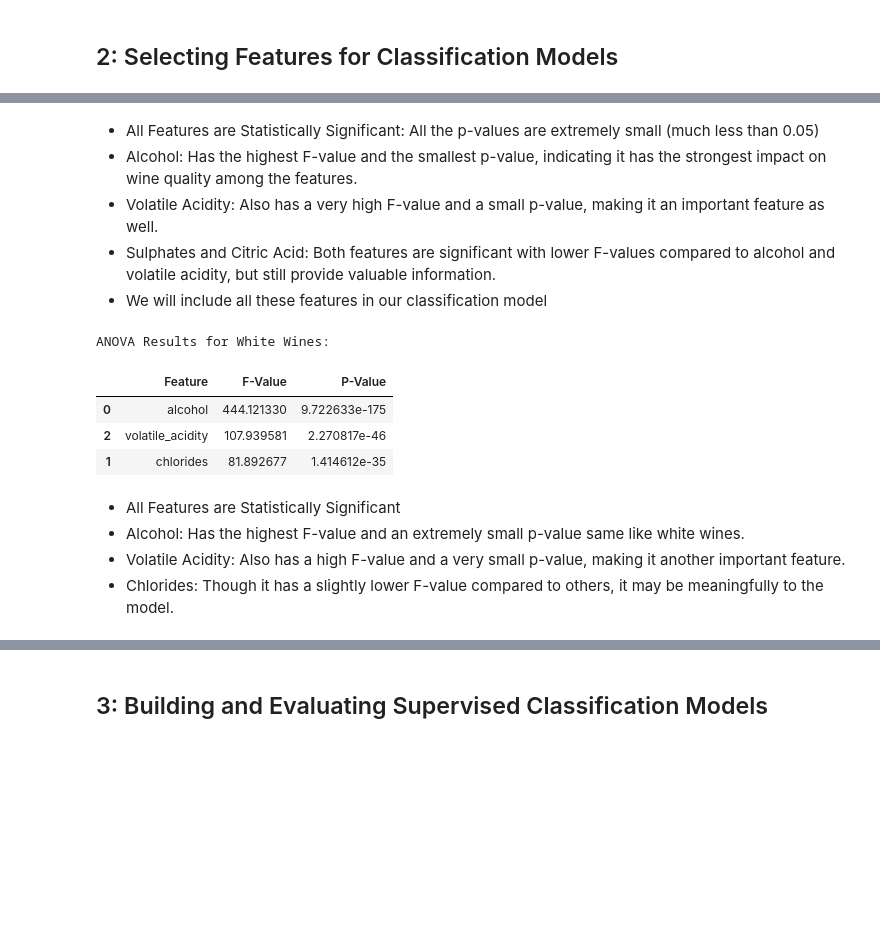
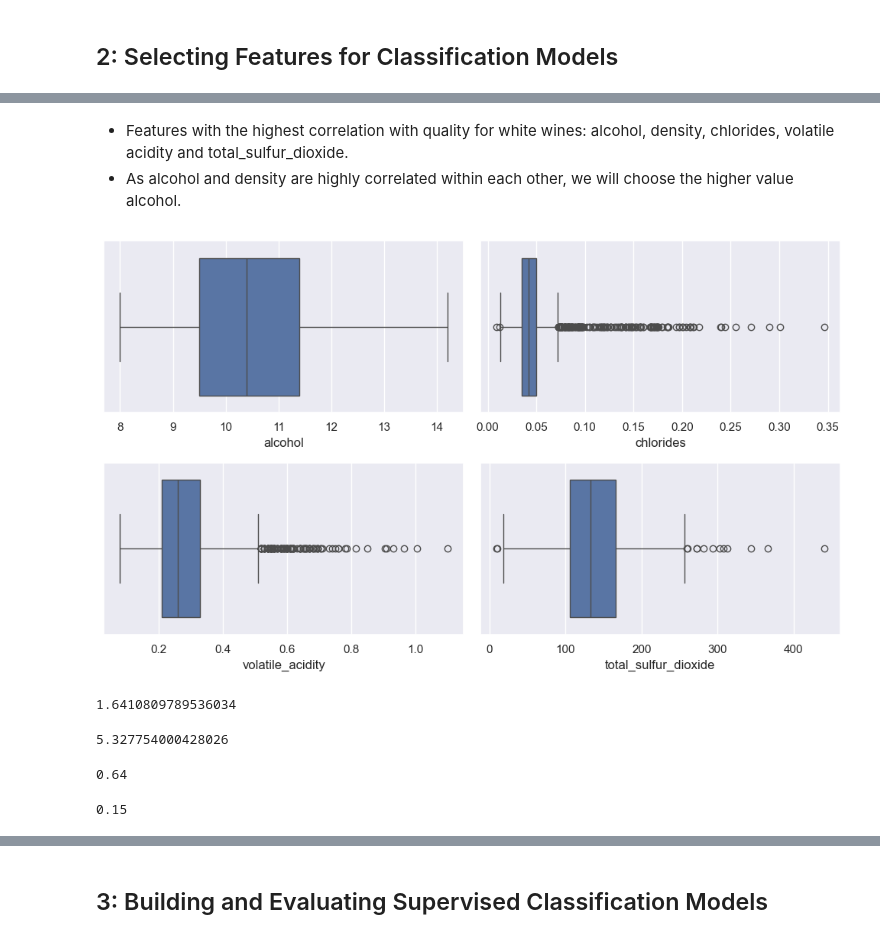
Before and after one commit to airsahin/Wine-Quality, a Jupyter notebook: WineQuality.ipynb, the cells around one changed output, grey strips where cells are left out. Cells and saved outputs as stored; diff of their text form; code cells hidden in the pictures; blank space fills up the shorter version.

```diff
--- a/WineQuality.ipynb
+++ b/WineQuality.ipynb
@@ -822,17 +459,0 @@ plt.show()
-# %%
-# List of numerical features
-
-features = [
-    'fixed_acidity', 'volatile_acidity', 'citric_acid', 'residual_sugar', 'chlorides',
-    'free_sulfur_dioxide', 'total_sulfur_dioxide', 'density', 'pH', 'sulphates', 'alcohol'
-]
-
-# Boxplot Visualization for each feature
-
-plt.figure(figsize=(16, 12))
-for i, feature in enumerate(features, 1):
-    plt.subplot(4, 3, i)
-    sns.boxplot(y=df_red[feature], color='#ffd700')
-    plt.title(f'Boxplot of {feature}')
-plt.tight_layout()
-plt.show()
@@ -936,28 +460,35 @@ ANOVA Results for Red Wines:
-# %% [markdown]
-* All Features are Statistically Significant: All the p-values are extremely small (much less than 0.05)
-* Alcohol: Has the highest F-value and the smallest p-value, indicating it has the strongest impact on wine quality among the features.
-* Volatile Acidity: Also has a very high F-value and a small p-value, making it an important feature as well.
-* Sulphates and Citric Acid: Both features are significant with lower F-values compared to alcohol and volatile acidity, but still provide valuable information.
-* We will include all these features in our classification model
-# %%
-# Perform ANOVA for white wines
-f_values_white, p_values_white = f_classif(X_white, y_white)
-anova_results_white = pd.DataFrame({
-    'Feature': features_white,
-    'F-Value': f_values_white,
-    'P-Value': p_values_white
-}).sort_values(by='P-Value')
-
-print("\nANOVA Results for White Wines:")
-anova_results_white
-# %% [output]
-ANOVA Results for White Wines:
-|  | Feature | F-Value | P-Value |
-| 0 | alcohol | 444.121330 | 9.722633e-175 |
-| 2 | volatile_acidity | 107.939581 | 2.270817e-46 |
-| 1 | chlorides | 81.892677 | 1.414612e-35 |
-# %% [markdown]
-* All Features are Statistically Significant
-* Alcohol: Has the highest F-value and an extremely small p-value same like white wines.
-* Volatile Acidity: Also has a high F-value and a very small p-value, making it another important feature.
-* Chlorides: Though it has a slightly lower F-value compared to others, it may be meaningfully to the model.
+# %% [markdown]
+* Features with the highest correlation with quality for white wines: alcohol, density, chlorides, volatile acidity and total_sulfur_dioxide.
+* As alcohol and density are highly correlated within each other, we will choose the higher value alcohol.
+# %%
+# Selected features for white wines (excluding density)
+features = ['alcohol','chlorides','volatile_acidity','total_sulfur_dioxide']
+
+plt.figure(figsize=(10, 6))  # Adjusted figure size for side-by-side plots
+
+# Loop through each feature and create a boxplot
+for i, feature in enumerate(features, 1):
+    plt.subplot(2, 2, i)
+    sns.boxplot(x=df_white[feature])
+    plt.xlabel(feature)
+
+plt.tight_layout()
+plt.show()
+# %% [output]
+[figure, added]
+# %%
+df_white['volatile_acidity'].skew()
+# %% [output]
+1.6410809789536034
+# %%
+df_white['volatile_acidity'].kurtosis()
+# %% [output]
+5.327754000428026
+# %%
+df_white['volatile_acidity'].quantile(0.99)
+# %% [output]
+0.64
+# %%
+df_white['volatile_acidity'].quantile(0.05)
+# %% [output]
+0.15
```
Also changed, not shown: parts of 122 cells of this notebook.
